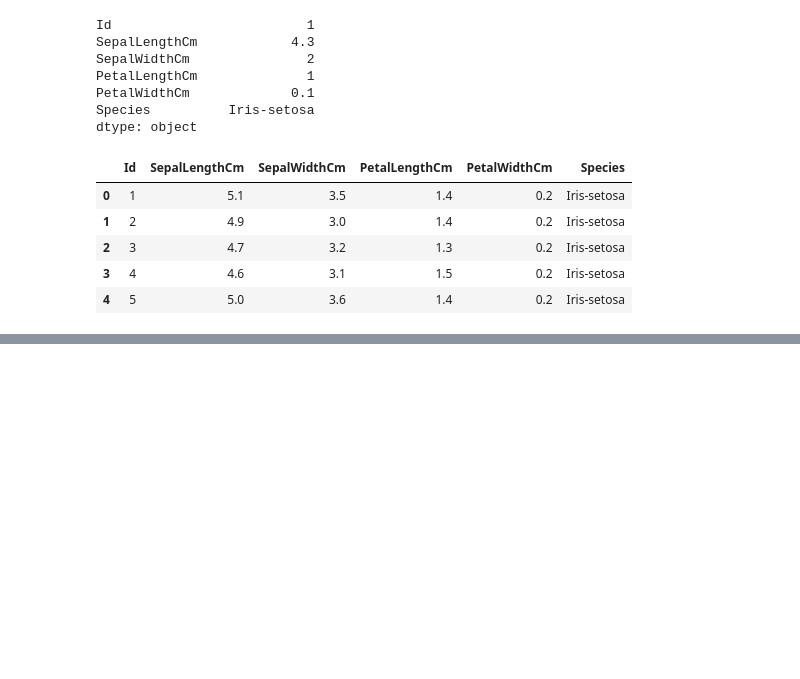
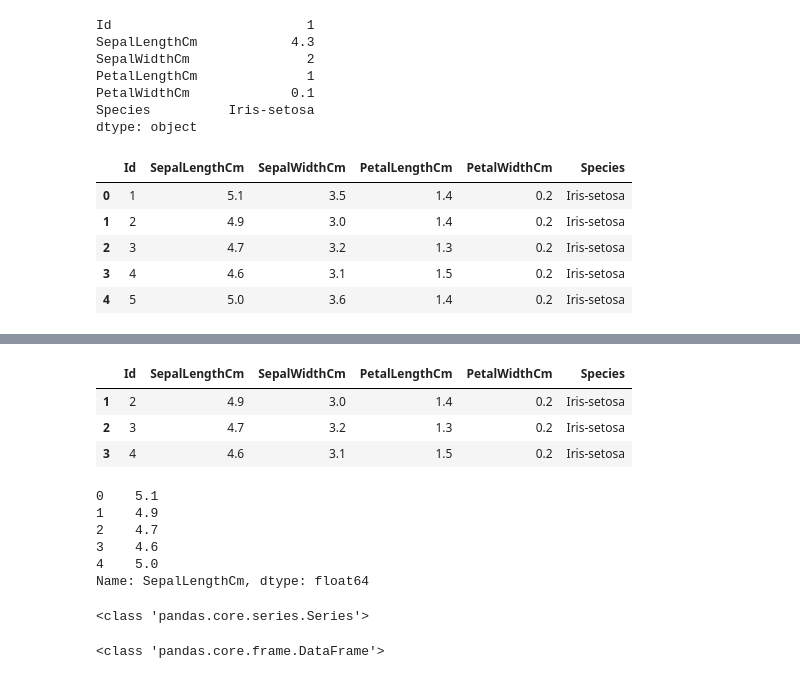
Before and after one commit to ananyakamboj/Machine-Learning, a Jupyter notebook: Dataframes.ipynb, the cells around one changed output, grey strips where cells are left out. Saved outputs shown, nothing was run; the diff lists cells and outputs as text; code cells hidden in the pictures; blank space fills up the shorter version.

```diff
--- a/Dataframes.ipynb
+++ b/Dataframes.ipynb
@@ -268,0 +227,7 @@ df.head()
+# %%
+df[1:4]
+# %% [output]
+|  | Id | SepalLengthCm | SepalWidthCm | PetalLengthCm | PetalWidthCm | Species |
+| 1 | 2 | 4.9 | 3.0 | 1.4 | 0.2 | Iris-setosa |
+| 2 | 3 | 4.7 | 3.2 | 1.3 | 0.2 | Iris-setosa |
+| 3 | 4 | 4.6 | 3.1 | 1.5 | 0.2 | Iris-setosa |
@@ -268,0 +236,18 @@ df.head()
+# %%
+new_df.head()
+# %% [output]
+0    5.1
+1    4.9
+2    4.7
+3    4.6
+4    5.0
+Name: SepalLengthCm, dtype: float64
+# %%
+print(type(new_df))
+# %% [output]
+<class 'pandas.core.series.Series'>
+# %%
+sf=df[['SepalLengthCm','Species']]
+print(type(sf))
+# %% [output]
+<class 'pandas.core.frame.DataFrame'>
```
Also changed, not shown: parts of 31 cells of this notebook, 4 other files.
